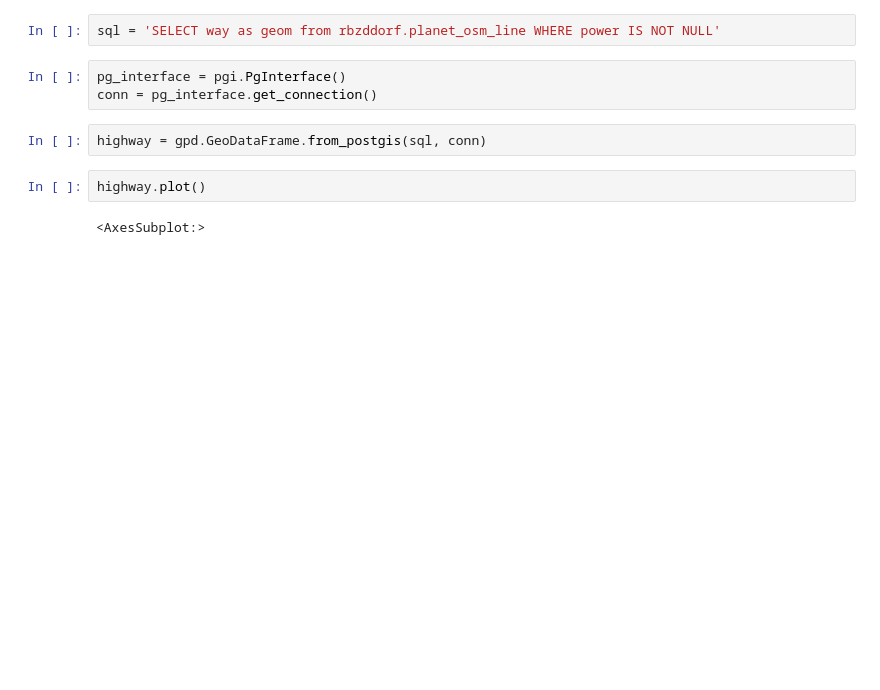
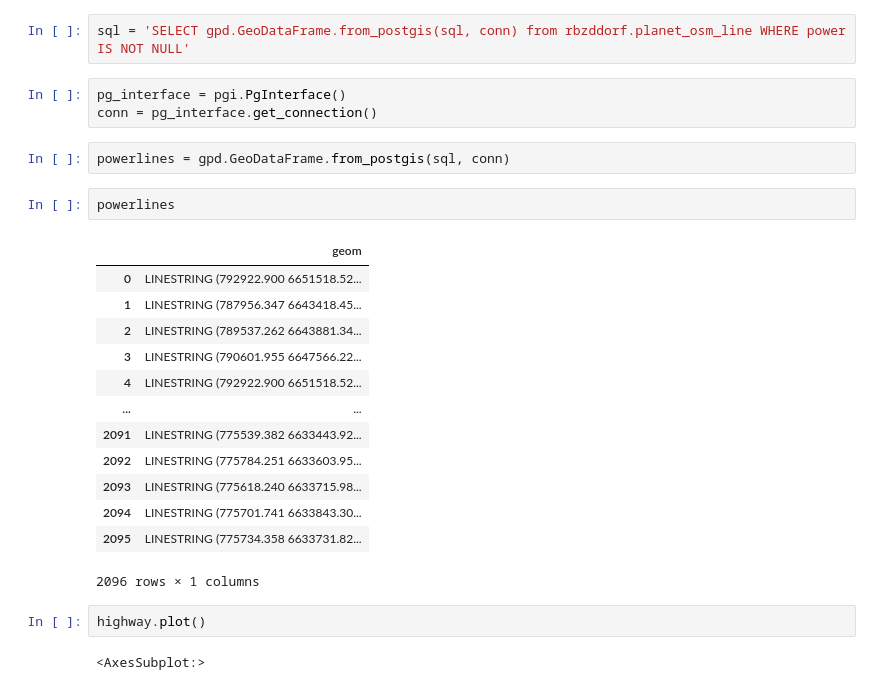
Before and after one commit to cobra79/GeoGeekSuite, a Jupyter notebook: data/jupyter/WorkInProgress/FileManager_OSM.ipynb, the cells around one changed output. Cells and saved outputs as stored; diff of their text form; blank space fills up the shorter version.

```diff
--- a/data/jupyter/WorkInProgress/FileManager_OSM.ipynb
+++ b/data/jupyter/WorkInProgress/FileManager_OSM.ipynb
@@ -62,10 +115,26 @@ gdm.get_tables()
 # %%
-sql = 'SELECT way as geom from rbzddorf.planet_osm_line WHERE power IS NOT NULL'
+sql = 'SELECT gpd.GeoDataFrame.from_postgis(sql, conn) from rbzddorf.planet_osm_line WHERE power IS NOT NULL'
 # %%
 pg_interface = pgi.PgInterface()
 conn = pg_interface.get_connection()
 # %%
-highway = gpd.GeoDataFrame.from_postgis(sql, conn)
+powerlines = gpd.GeoDataFrame.from_postgis(sql, conn)
+# %%
+powerlines
+# %% [output]
+|  | geom |
+| 0 | LINESTRING (792922.900 6651518.52... |
+| 1 | LINESTRING (787956.347 6643418.45... |
+| 2 | LINESTRING (789537.262 6643881.34... |
+| 3 | LINESTRING (790601.955 6647566.22... |
+| 4 | LINESTRING (792922.900 6651518.52... |
+| ... | ... |
+| 2091 | LINESTRING (775539.382 6633443.92... |
+| 2092 | LINESTRING (775784.251 6633603.95... |
+| 2093 | LINESTRING (775618.240 6633715.98... |
+| 2094 | LINESTRING (775701.741 6633843.30... |
+| 2095 | LINESTRING (775734.358 6633731.82... |
+2096 rows × 1 columns
 # %%
 highway.plot()
 # %% [output]
```
Also changed, not shown: parts of 9 cells of this notebook.
